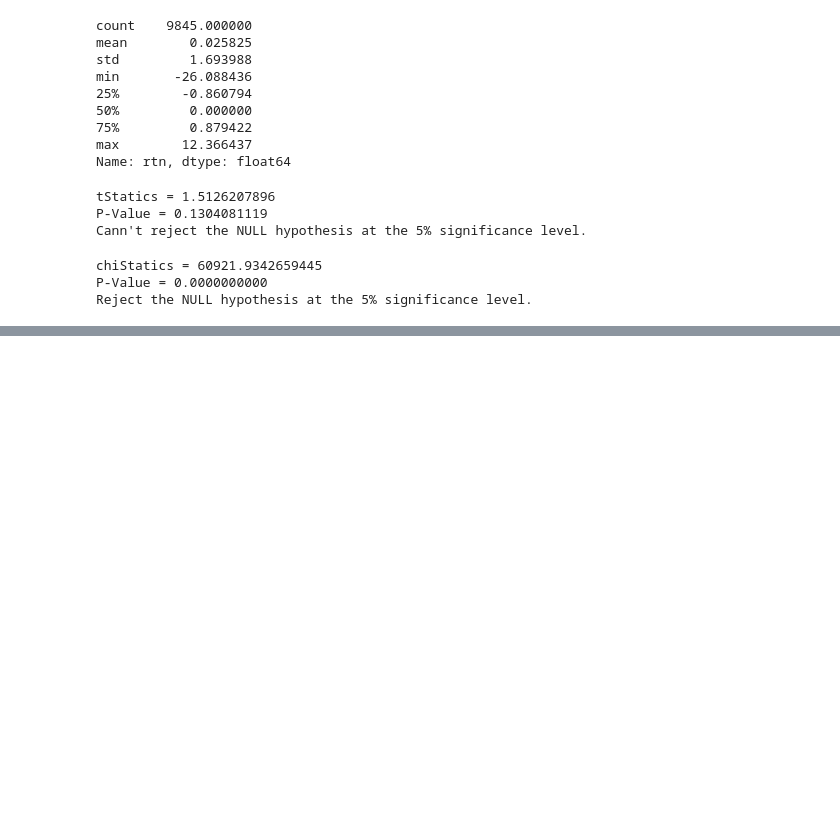
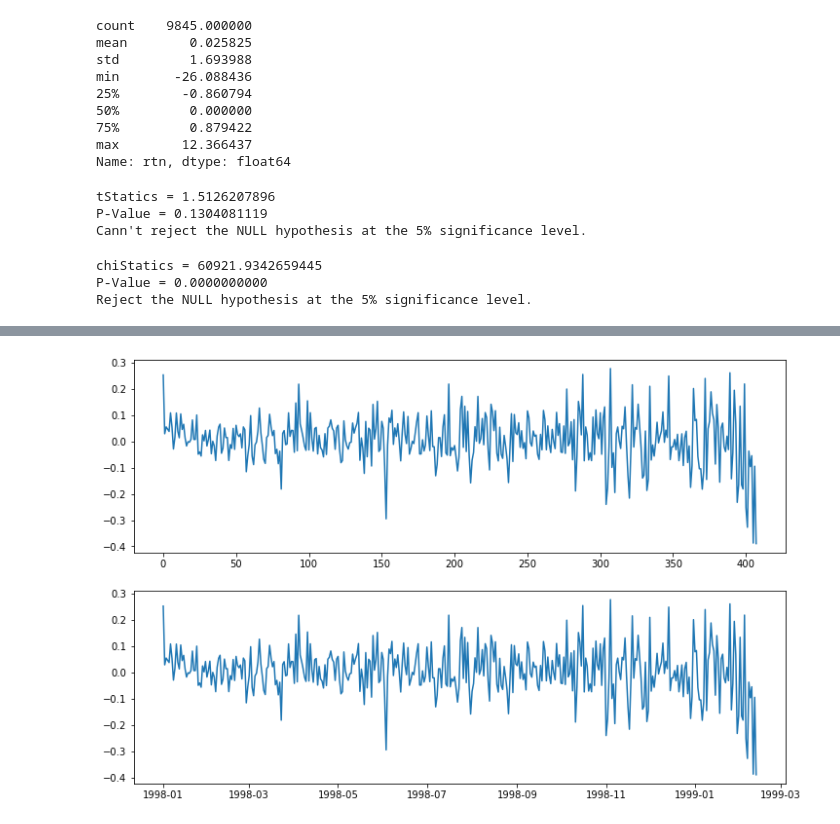
Before and after one commit to Jincheng-Gong/aofts3rd_python, a Jupyter notebook: codes/Ch1_Financial_Time_Series_and_Their_Characteristics.ipynb, the cells around one changed output, grey strips where cells are left out. Saved outputs shown, nothing was run; the diff lists cells and outputs as text; code cells hidden in the pictures; blank space fills up the shorter version.

```diff
--- a/codes/Ch1_Financial_Time_Series_and_Their_Characteristics.ipynb
+++ b/codes/Ch1_Financial_Time_Series_and_Their_Characteristics.ipynb
@@ -164,0 +168,3 @@ Reject the NULL hypothesis at the 5% significance level.
+# %%
+da = pd.read_csv(r'data\m-gm3dx7508.txt', sep=r"\s+", header=0)
+da.head()
@@ -164,0 +178,6 @@ Reject the NULL hypothesis at the 5% significance level.
+# %%
+gm = da.iloc[:, 1:2]
+dates = pd.date_range('19980101', periods=len(gm))
+# dates = np.array(dates)
+gm_ts = pd.DataFrame(np.array(gm), index=dates)
+gm_ts.head()
@@ -164,0 +191,7 @@ Reject the NULL hypothesis at the 5% significance level.
+# %%
+fig, axes = plt.subplots(2, 1, figsize=(12,8))
+axes[0].plot(gm)
+axes[1].plot(gm_ts)
+plt.show()
+# %% [output]
+[figure, added]
```
Also changed, not shown: parts of 6 cells of this notebook.
